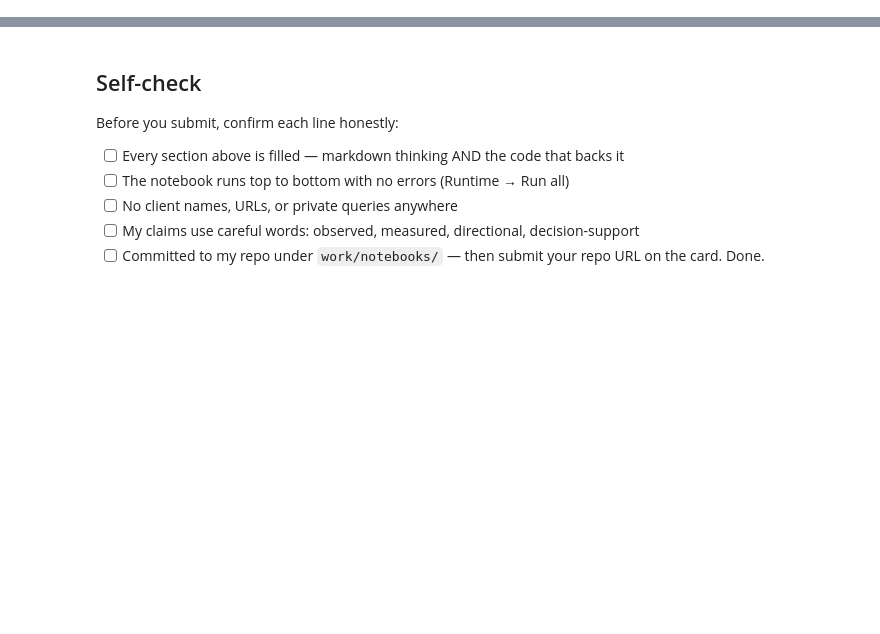
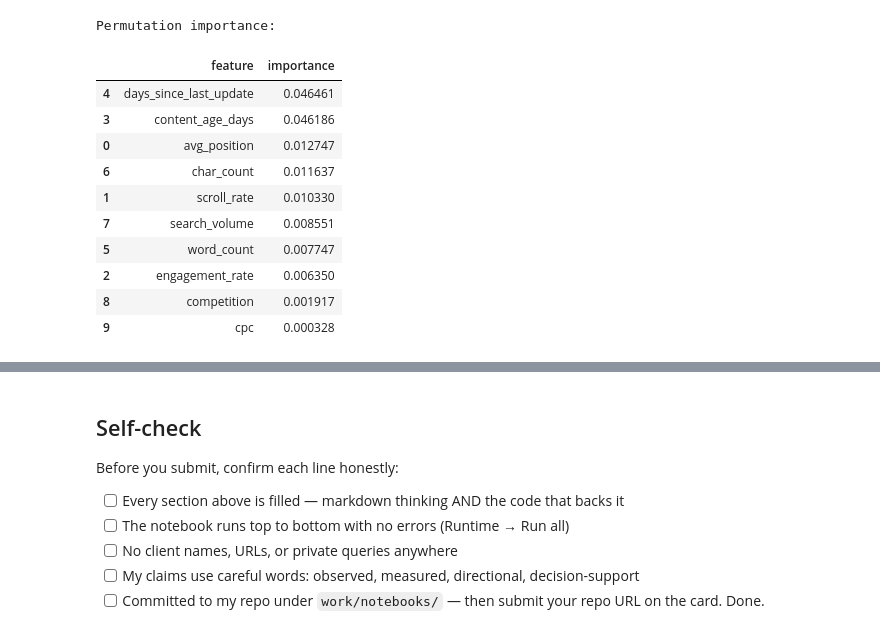
Before and after one commit to haneen06-blip/flyrank-assiment, a Jupyter notebook: work/notebooks/w05_model.ipynb, the cells around one changed output, grey strips where cells are left out. Drawn from its saved outputs; the diff is of its cells as text; code cells hidden in the pictures; blank space fills up the shorter version.

```diff
--- a/work/notebooks/w05_model.ipynb
+++ b/work/notebooks/w05_model.ipynb
@@ -36,0 +184,35 @@ This skeleton is yours to fill. Work the sections **in order** — each one has
+# %%
+from sklearn.inspection import permutation_importance
+
+perm = permutation_importance(
+    model,
+    X_test,
+    y_test,
+    n_repeats=5,
+    random_state=42,
+    scoring="average_precision"
+)
+
+importance = pd.DataFrame({
+    "feature": X_test.columns,
+    "importance": perm.importances_mean
+}).sort_values(
+    "importance",
+    ascending=False
+)
+
+print("Permutation importance:")
+importance
+# %% [output]
+Permutation importance:
+|  | feature | importance |
+| 4 | days_since_last_update | 0.046461 |
+| 3 | content_age_days | 0.046186 |
+| 0 | avg_position | 0.012747 |
+| 6 | char_count | 0.011637 |
+| 1 | scroll_rate | 0.010330 |
+| 7 | search_volume | 0.008551 |
+| 5 | word_count | 0.007747 |
+| 2 | engagement_rate | 0.006350 |
+| 8 | competition | 0.001917 |
+| 9 | cpc | 0.000328 |
```
Also changed, not shown: parts of 21 cells of this notebook.
